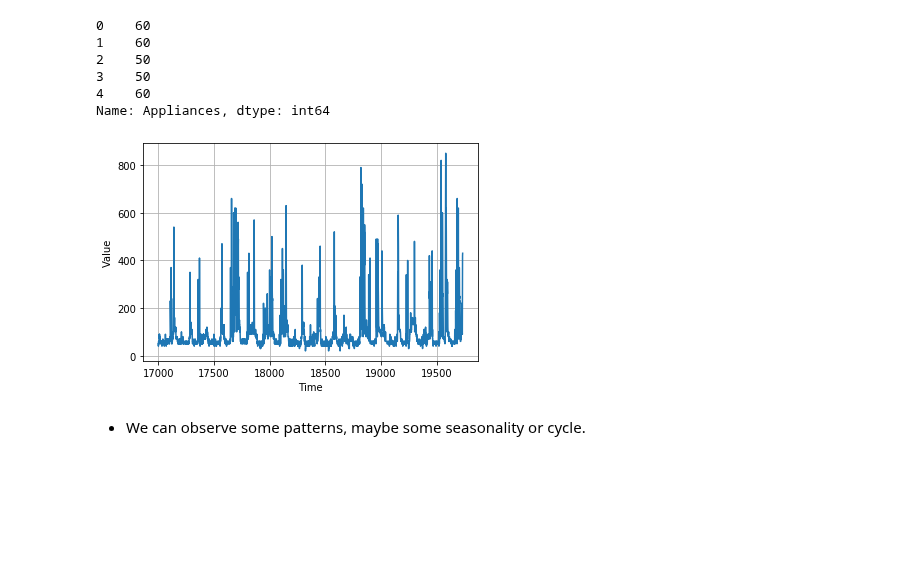
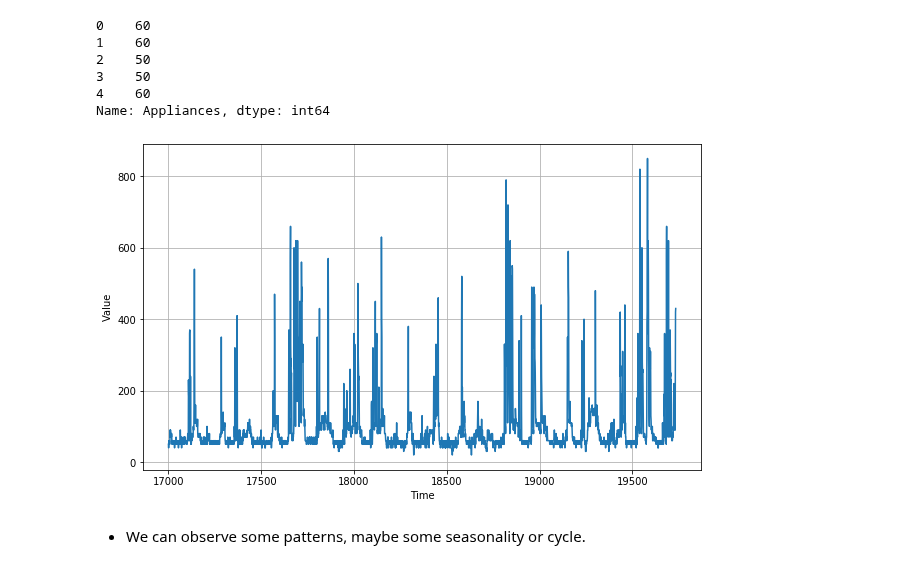
Before and after one commit to ItamarRocha/Machine-Learning-and-Data-Analysis, a Jupyter notebook: TimeSeries/code2_practice.ipynb, the cells around one changed output. Drawn from its saved outputs; the diff is of its cells as text; code cells hidden in the pictures; blank space fills up the shorter version.

```diff
--- a/TimeSeries/code2_practice.ipynb
+++ b/TimeSeries/code2_practice.ipynb
@@ -82,7 +81,9 @@ def plot_series(time, series, format = "-", start = 0, end = None, label = None)
 # %%
+plt.figure(figsize=(10, 6))
 plot_series(time, series, start = 17000)
+plt.show()
 # %% [output]
-[figure, old version]
+[figure, new version]
 # %% [markdown]
 * We can observe some patterns, maybe some seasonality or cycle.
 # %%
```
Also changed, not shown: parts of 42 cells of this notebook.
